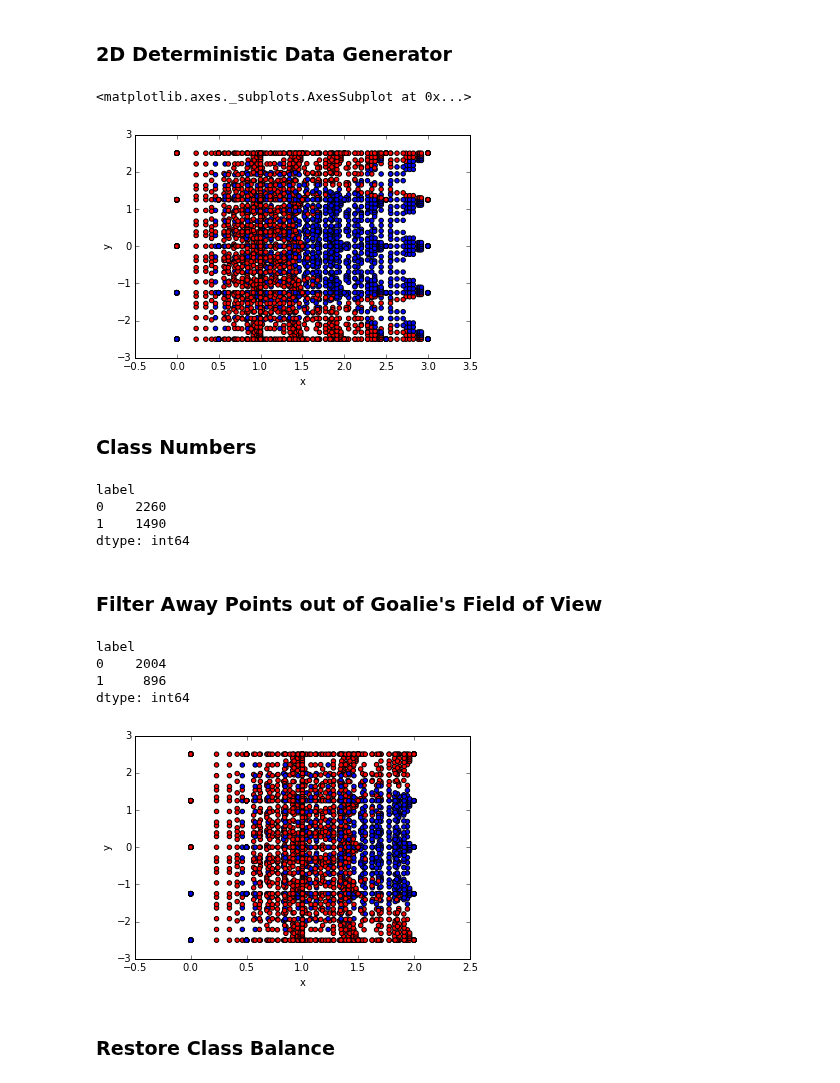
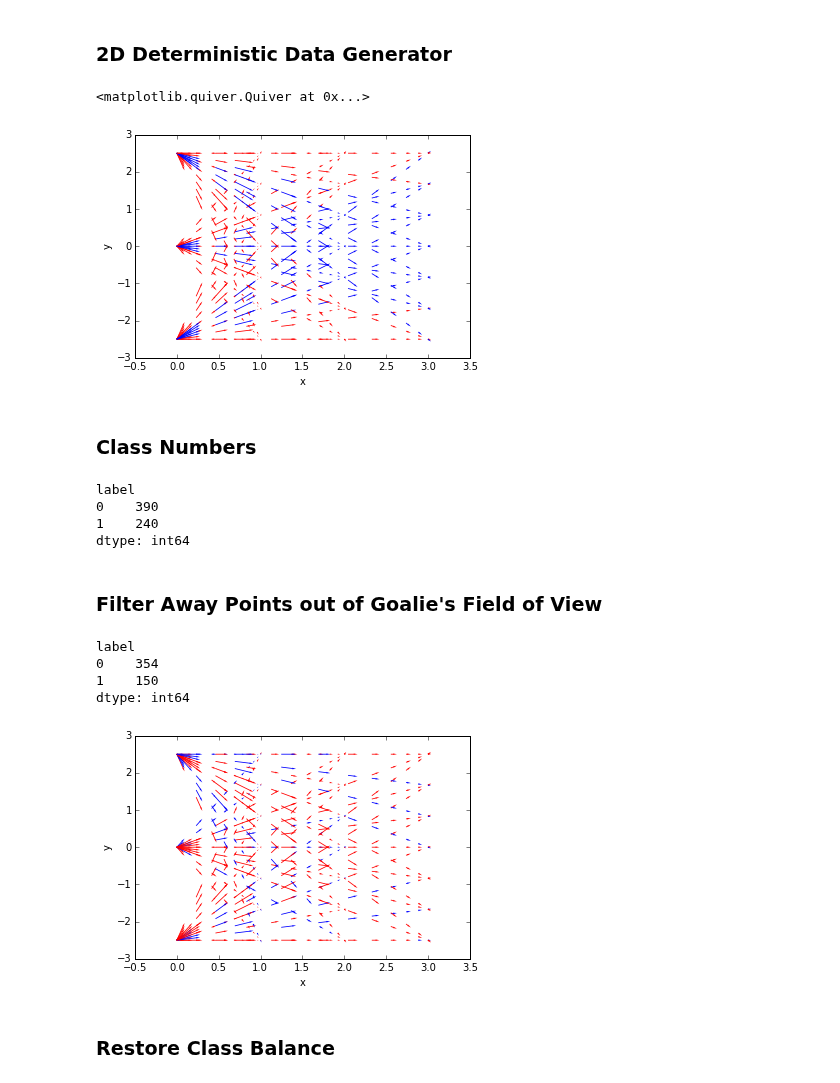
Before and after one commit to ebanner/cs393r_project, a Jupyter notebook: data/generate/2d/many-many/short/Generate.ipynb, the cells around one changed output. Cells and saved outputs as stored; diff of their text form; code cells hidden in the pictures.

Commit message:
Add quiver arrows

```diff
--- a/data/generate/2d/many-many/short/Generate.ipynb
+++ b/data/generate/2d/many-many/short/Generate.ipynb
@@ -66,45 +66,46 @@ def data_generator(num_xs_start=2, num_ys_start=2, num_xs_end=2, num_ys_end=2, t
         dx_start = c * (x_end-x_start)
         dy_start = c * (y_end-y_start)
 
         # Calculate how far you've traveled from the start at each time_step
         decays = np.array([decay**pow for pow in range(time_steps)])
 
         # Velocity at each time step
         x_velocities = decays * dx_start
         y_velocities = decays * dy_start
 
         # Distance traveled at each time step
         x_deltas = np.cumsum(x_velocities)
         y_deltas = np.cumsum(y_velocities)
 
         # Compute the actual points given deltas
         x_positions = x_start + x_deltas
         x_positions = np.append([x_start], x_positions[:-1])
         y_positions = y_start + y_deltas
         y_positions = np.append([y_start], y_positions[:-1])
 
         # Yield the points one by one
         for x, y, dx, dy in zip(x_positions, y_positions, x_velocities, y_velocities):
             yield State(x, y, dx, dy, label)
 
 
-data_points = data_generator(num_xs_start=3, num_ys_start=5, num_xs_end=5, num_ys_end=5)
+data_points = data_generator(num_xs_start=1, num_ys_start=3, num_xs_end=3, num_ys_end=7)
 data_points = list(data_points)
 labels = np.array([data_point.label for data_point in data_points])
 
 df = pd.DataFrame(data_points, columns=State._fields)
-df.plot(kind='scatter', x='x', y='y', c=colormap[labels])
+axes = df.plot(kind='scatter', x='x', y='y', c=colormap[labels], s=0)
+axes.quiver(df['x'], df['y'], df['dx'], df['dy'], color=colormap[labels], scale_units='xy', angles='xy', scale=2.5, headwidth=2)
 # %% [output]
-<matplotlib.axes._subplots.AxesSubplot at 0x...>
+<matplotlib.quiver.Quiver at 0x...>
-[figure, old version]
+[figure, new version]
 # %% [markdown]
 ### Class Numbers
 # %%
 df.groupby('label').size()
 # %% [output]
 label
-0    2260
-1    1490
+0    390
+1    240
 dtype: int64
 # %% [markdown]
 ### Filter Away Points out of Goalie's Field of View
@@ -115,15 +116,16 @@ data_points_2d = pd.DataFrame(data_points, columns=State._fields)
 
 # Plot it
 labels = data_points_2d['label']
-data_points_2d.plot(kind='scatter', x='x', y='y', c=colormap[labels])
+axes = data_points_2d.plot(kind='scatter', x='x', y='y', c=colormap[labels], s=0)
+axes.quiver(df['x'], df['y'], df['dx'], df['dy'], color=colormap[labels], scale_units='xy', angles='xy', scale=2.5, headwidth=2)
 
 data_points_2d.groupby('label').size()
 # %% [output]
 label
-0    2004
-1     896
+0    354
+1    150
 dtype: int64
-[figure, old version]
+[figure, new version]
 # %% [markdown]
 ### Restore Class Balance
 # %%
```
Also changed, not shown: parts of 2 cells of this notebook.
